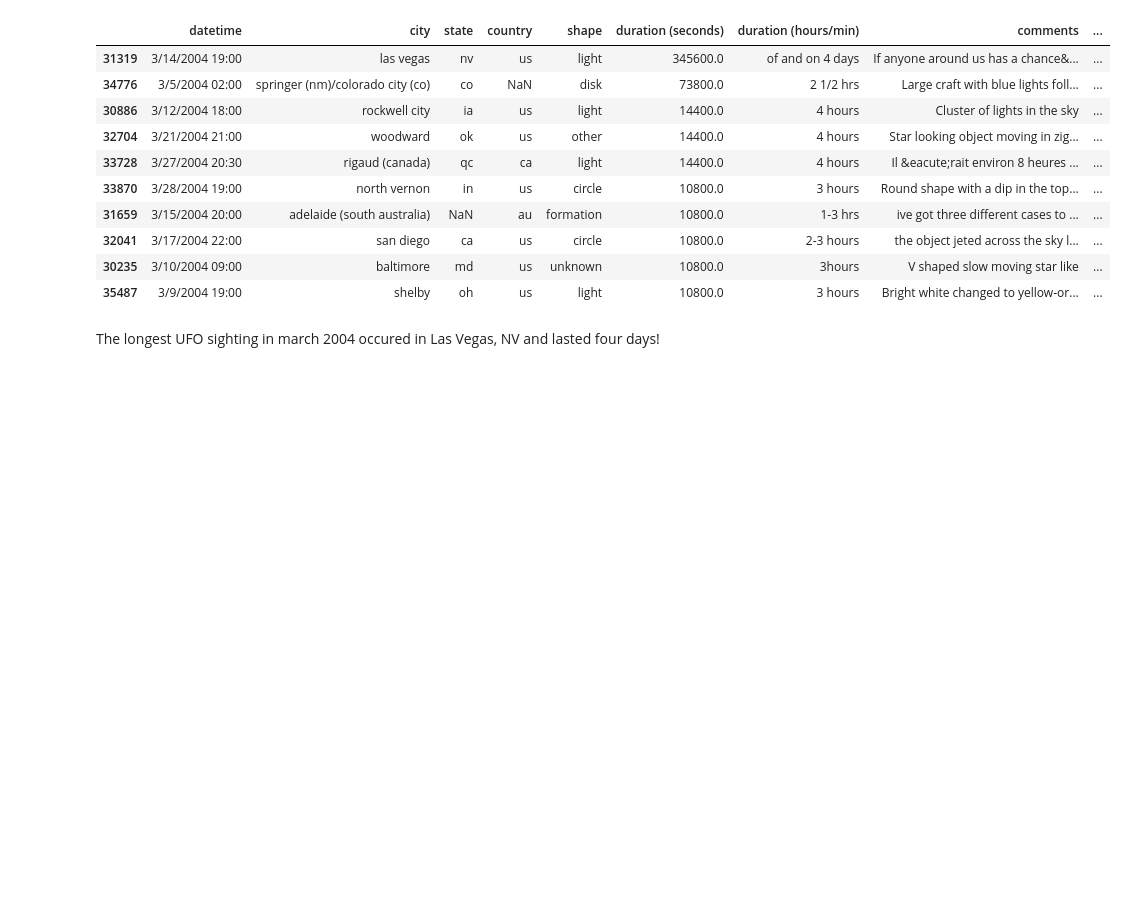
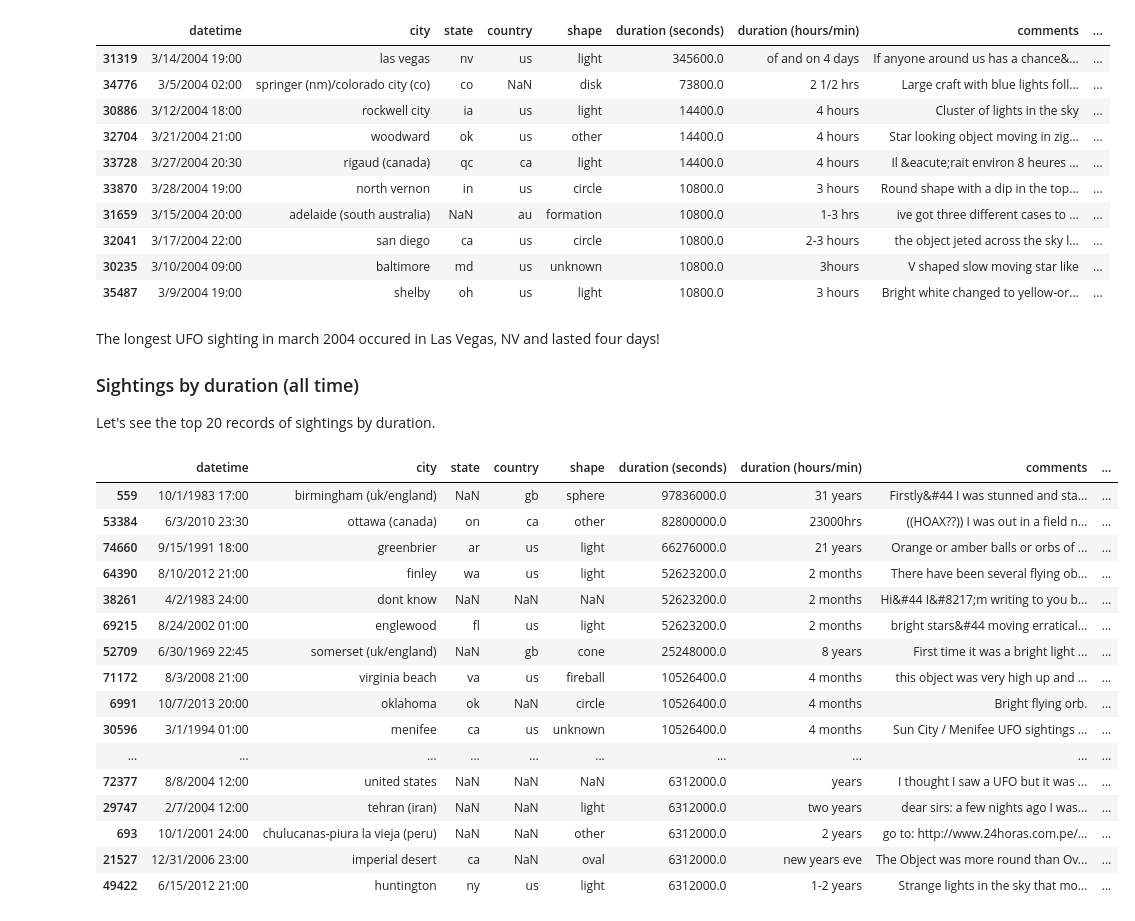
Before and after one commit to tomasBustamante/exploratory-data-analysis, a Jupyter notebook: notebooks/ufo-sightings.ipynb, the cells around one changed output. Saved outputs shown, nothing was run; the diff lists cells and outputs as text; code cells hidden in the pictures; blank space fills up the shorter version.

```diff
--- a/notebooks/ufo-sightings.ipynb
+++ b/notebooks/ufo-sightings.ipynb
@@ -272,3 +308,27 @@ sightings_march_04.sort_values('duration (seconds)', ascending=False).head(10)
 | 35487 | 3/9/2004 19:00 | shelby | oh | us | light | 10800.0 | 3 hours | Bright white changed to yellow-or... | ... |
 # %% [markdown]
 The longest UFO sighting in march 2004 occured in Las Vegas, NV and lasted four days!
+
+### Sightings by duration (all time)
+
+Let's see the top 20 records of sightings by duration.
+# %%
+sightings.sort_values('duration (seconds)', ascending=False).head(20)
+# %% [output]
+|  | datetime | city | state | country | shape | duration (seconds) | duration (hours/min) | comments | ... |
+| 559 | 10/1/1983 17:00 | birmingham (uk/england) | NaN | gb | sphere | 97836000.0 | 31 years | Firstly&#44 I was stunned and sta... | ... |
+| 53384 | 6/3/2010 23:30 | ottawa (canada) | on | ca | other | 82800000.0 | 23000hrs | ((HOAX??)) I was out in a field n... | ... |
+| 74660 | 9/15/1991 18:00 | greenbrier | ar | us | light | 66276000.0 | 21 years | Orange or amber balls or orbs of ... | ... |
+| 64390 | 8/10/2012 21:00 | finley | wa | us | light | 52623200.0 | 2 months | There have been several flying ob... | ... |
+| 38261 | 4/2/1983 24:00 | dont know | NaN | NaN | NaN | 52623200.0 | 2 months | Hi&#44 I&#8217;m writing to you b... | ... |
+| 69215 | 8/24/2002 01:00 | englewood | fl | us | light | 52623200.0 | 2 months | bright stars&#44 moving erratical... | ... |
+| 52709 | 6/30/1969 22:45 | somerset (uk/england) | NaN | gb | cone | 25248000.0 | 8 years | First time it was a bright light ... | ... |
+| 71172 | 8/3/2008 21:00 | virginia beach | va | us | fireball | 10526400.0 | 4 months | this object was very high up and ... | ... |
+| 6991 | 10/7/2013 20:00 | oklahoma | ok | NaN | circle | 10526400.0 | 4 months | Bright flying orb. | ... |
+| 30596 | 3/1/1994 01:00 | menifee | ca | us | unknown | 10526400.0 | 4 months | Sun City / Menifee UFO sightings ... | ... |
+| ... | ... | ... | ... | ... | ... | ... | ... | ... | ... |
+| 72377 | 8/8/2004 12:00 | united states | NaN | NaN | NaN | 6312000.0 | years | I thought I saw a UFO but it was ... | ... |
+| 29747 | 2/7/2004 12:00 | tehran (iran) | NaN | NaN | light | 6312000.0 | two years | dear sirs: a few nights ago I was... | ... |
+| 693 | 10/1/2001 24:00 | chulucanas-piura la vieja (peru) | NaN | NaN | other | 6312000.0 | 2 years | go to: http://www.24horas.com.pe/... | ... |
+| 21527 | 12/31/2006 23:00 | imperial desert | ca | NaN | oval | 6312000.0 | new years eve | The Object was more round than Ov... | ... |
+| 49422 | 6/15/2012 21:00 | huntington | ny | us | light | 6312000.0 | 1-2 years | Strange lights in the sky that mo... | ... |
```
Also changed, not shown: parts of 12 cells of this notebook.
